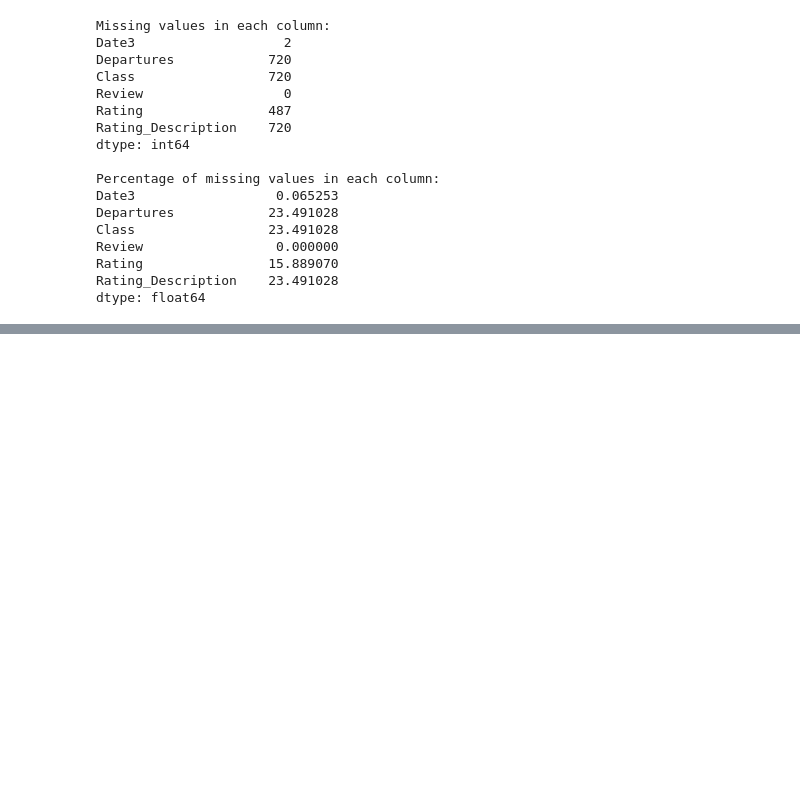
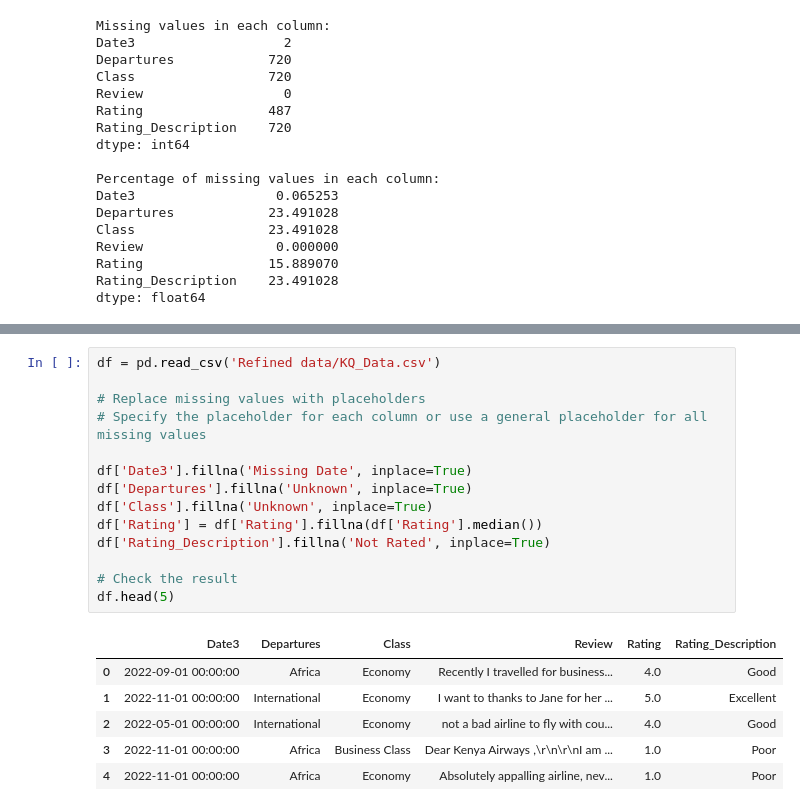
Before and after one commit to JEr1yAnalst/CAPSTONE-PROJECT-sentiment-analysis, a Jupyter notebook: notebook.ipynb, the cells around one changed output, grey strips where cells are left out. Saved outputs shown, nothing was run; the diff lists cells and outputs as text; blank space fills up the shorter version.

```diff
--- a/notebook.ipynb
+++ b/notebook.ipynb
@@ -331,0 +335,21 @@ Overall Insights:
+# %%
+df = pd.read_csv('Refined data/KQ_Data.csv')
+
+# Replace missing values with placeholders
+# Specify the placeholder for each column or use a general placeholder for all missing values
+
+df['Date3'].fillna('Missing Date', inplace=True)
+df['Departures'].fillna('Unknown', inplace=True)
+df['Class'].fillna('Unknown', inplace=True)
+df['Rating'] = df['Rating'].fillna(df['Rating'].median())
+df['Rating_Description'].fillna('Not Rated', inplace=True)
+
+# Check the result
+df.head(5)
+# %% [output]
+|  | Date3 | Departures | Class | Review | Rating | Rating_Description |
+| 0 | 2022-09-01 00:00:00 | Africa | Economy | Recently I travelled for business... | 4.0 | Good |
+| 1 | 2022-11-01 00:00:00 | International | Economy | I want to thanks to Jane for her ... | 5.0 | Excellent |
+| 2 | 2022-05-01 00:00:00 | International | Economy | not a bad airline to fly with cou... | 4.0 | Good |
+| 3 | 2022-11-01 00:00:00 | Africa | Business Class | Dear Kenya Airways ,\r\n\r\nI am ... | 1.0 | Poor |
+| 4 | 2022-11-01 00:00:00 | Africa | Economy | Absolutely appalling airline, nev... | 1.0 | Poor |
```
Also changed, not shown: parts of 10 cells of this notebook.
